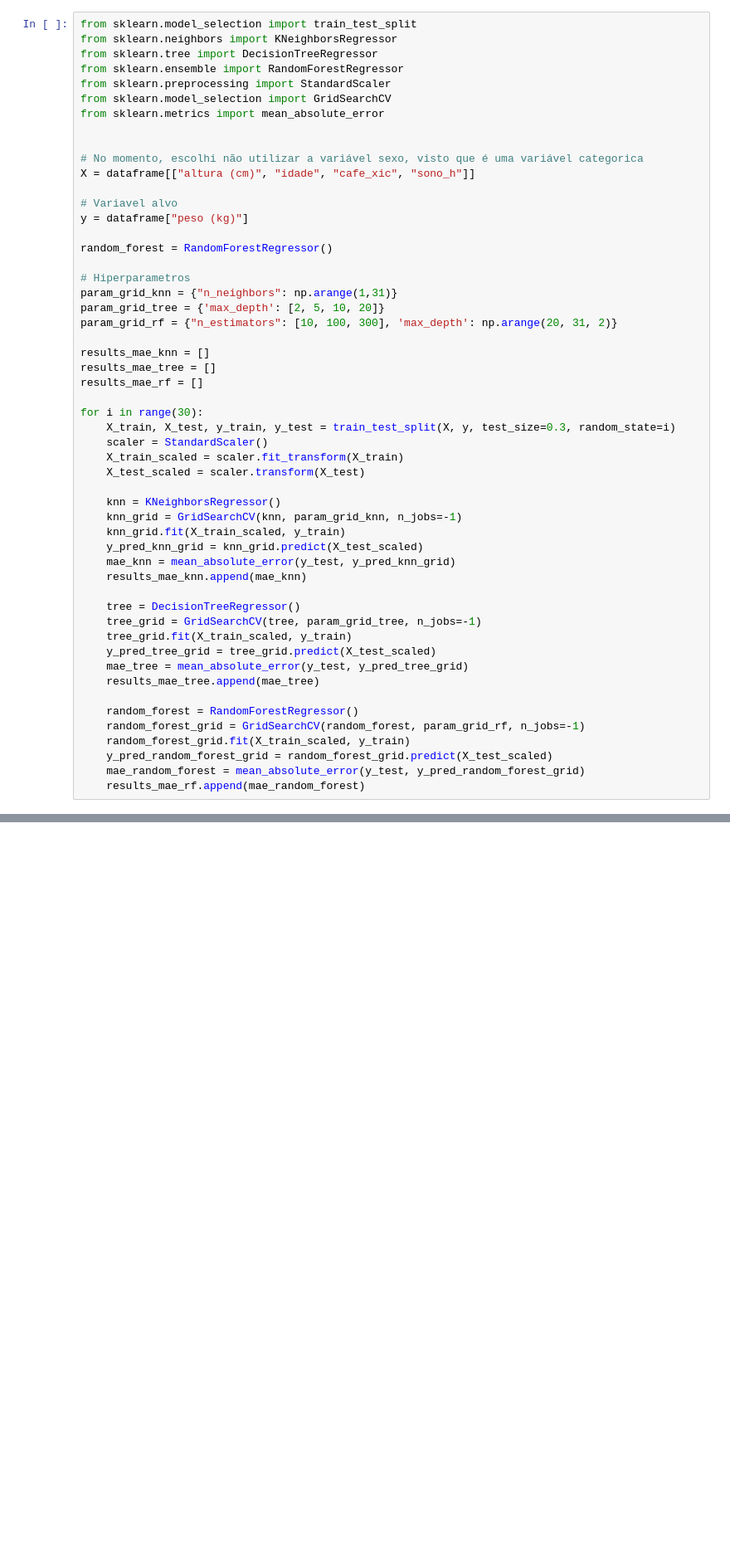
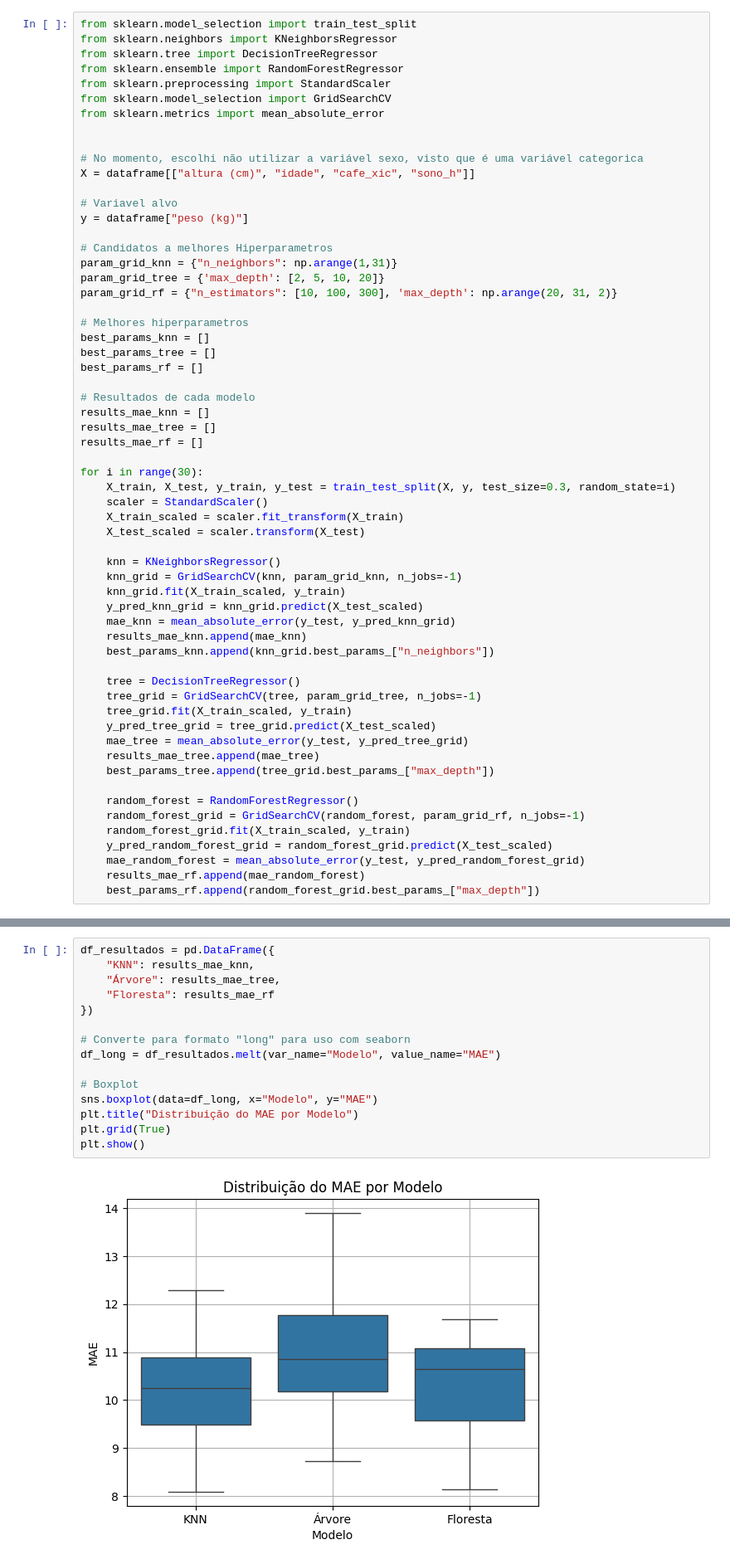
Before and after one commit to GodKelvin/pos-ia-dados-ufes, a Jupyter notebook: Regressão e Séries Temporais/Trab2_Regressao_Multivariada.ipynb, the cells around one changed output, grey strips where cells are left out. Shown: that part at 83% size. Saved outputs shown, nothing was run; the diff lists cells and outputs as text; blank space fills up the shorter version.

Commit message:
discussao de resultados dos algoritmos de regressao

```diff
--- a/Regressão e Séries Temporais/Trab2_Regressao_Multivariada.ipynb
+++ b/Regressão e Séries Temporais/Trab2_Regressao_Multivariada.ipynb
@@ -200,13 +200,17 @@ X = dataframe[["altura (cm)", "idade", "cafe_xic", "sono_h"]]
 # Variavel alvo
 y = dataframe["peso (kg)"]
 
-random_forest = RandomForestRegressor()
-
-# Hiperparametros
+# Candidatos a melhores Hiperparametros
 param_grid_knn = {"n_neighbors": np.arange(1,31)}
 param_grid_tree = {'max_depth': [2, 5, 10, 20]}
 param_grid_rf = {"n_estimators": [10, 100, 300], 'max_depth': np.arange(20, 31, 2)}
 
+# Melhores hiperparametros
+best_params_knn = []
+best_params_tree = []
+best_params_rf = []
+
+# Resultados de cada modelo
 results_mae_knn = []
 results_mae_tree = []
 results_mae_rf = []
@@ -223,6 +227,7 @@ for i in range(30):
     y_pred_knn_grid = knn_grid.predict(X_test_scaled)
     mae_knn = mean_absolute_error(y_test, y_pred_knn_grid)
     results_mae_knn.append(mae_knn)
+    best_params_knn.append(knn_grid.best_params_["n_neighbors"])
 
     tree = DecisionTreeRegressor()
     tree_grid = GridSearchCV(tree, param_grid_tree, n_jobs=-1)
@@ -230,6 +235,7 @@ for i in range(30):
     y_pred_tree_grid = tree_grid.predict(X_test_scaled)
     mae_tree = mean_absolute_error(y_test, y_pred_tree_grid)
     results_mae_tree.append(mae_tree)
+    best_params_tree.append(tree_grid.best_params_["max_depth"])
 
     random_forest = RandomForestRegressor()
     random_forest_grid = GridSearchCV(random_forest, param_grid_rf, n_jobs=-1)
@@ -237,4 +243,5 @@ for i in range(30):
     y_pred_random_forest_grid = random_forest_grid.predict(X_test_scaled)
     mae_random_forest = mean_absolute_error(y_test, y_pred_random_forest_grid)
     results_mae_rf.append(mae_random_forest)
+    best_params_rf.append(random_forest_grid.best_params_["max_depth"])
 # %%
@@ -247,0 +260,17 @@ MAE médio - Random Forest: 10.41273846153846
+# %%
+df_resultados = pd.DataFrame({
+    "KNN": results_mae_knn,
+    "Árvore": results_mae_tree,
+    "Floresta": results_mae_rf
+})
+
+# Converte para formato "long" para uso com seaborn
+df_long = df_resultados.melt(var_name="Modelo", value_name="MAE")
+
+# Boxplot
+sns.boxplot(data=df_long, x="Modelo", y="MAE")
+plt.title("Distribuição do MAE por Modelo")
+plt.grid(True)
+plt.show()
+# %% [output]
+[figure, added]
```
Also changed, not shown: parts of 2 cells of this notebook.
